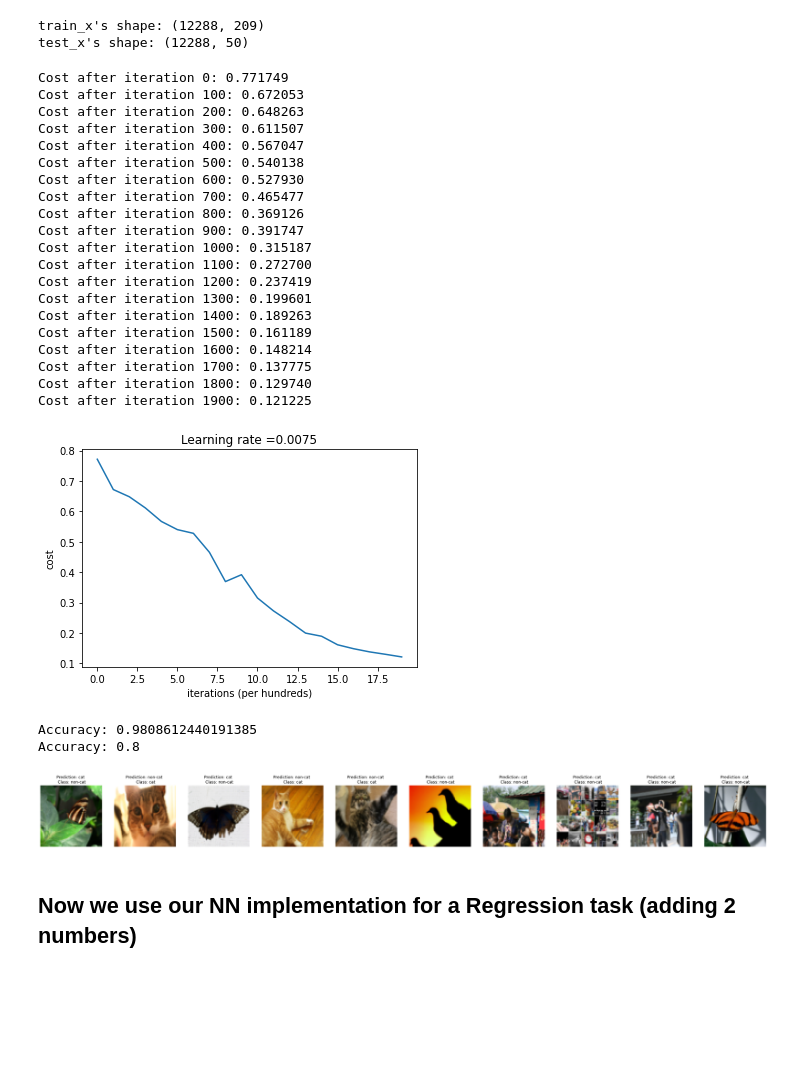
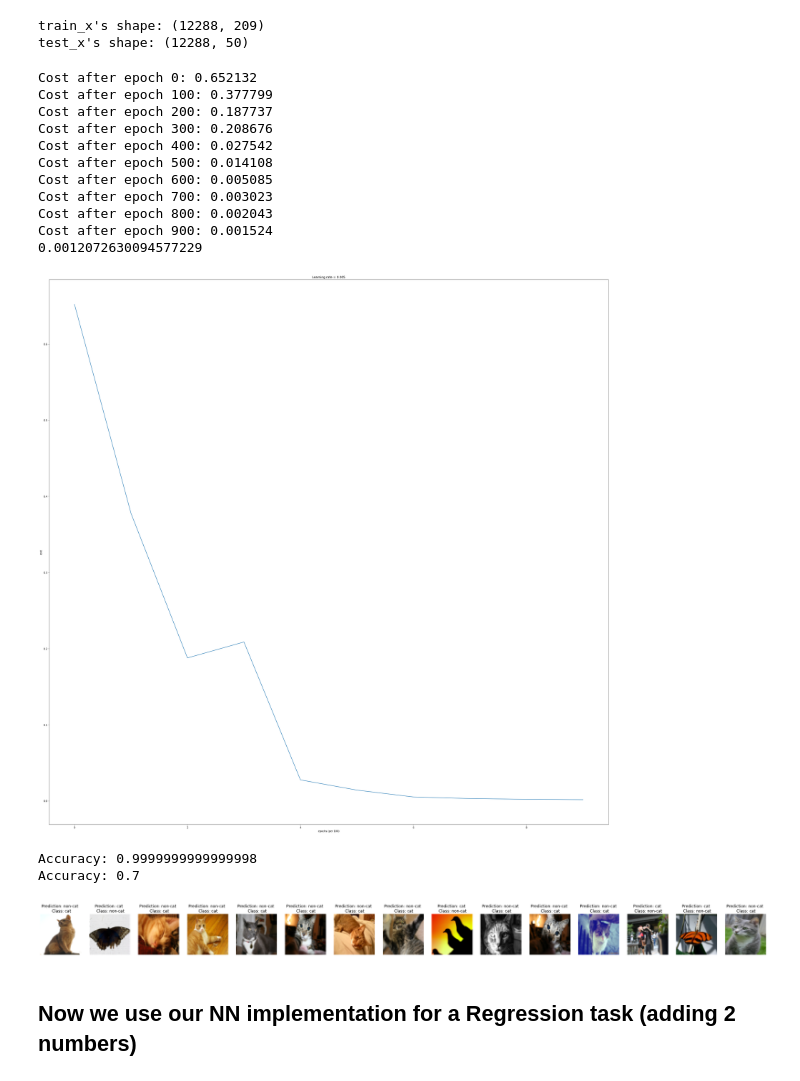
Before and after one commit to simonme42/ANN_experiments, a Jupyter notebook: ANN_from_scratch.ipynb, the cells around one changed output. Saved outputs shown, nothing was run; the diff lists cells and outputs as text; code cells hidden in the pictures; blank space fills up the shorter version.

```diff
--- a/ANN_from_scratch.ipynb
+++ b/ANN_from_scratch.ipynb
@@ -508,41 +61,32 @@ print ("test_x's shape: " + str(test_x.shape))
 train_x's shape: (12288, 209)
 test_x's shape: (12288, 50)
 # %%
-layers_dims = [train_x.shape[0], 20, 7, 5, 1]
+layers_dims = [train_x.shape[0], 30, 20, 10, 1]
 
-parameters = train_model(train_x, train_y, layers_dims, num_iterations = 2000, print_cost = True, loss="crossentropy")
+parameters = ANN.train_model(train_x, train_y, layers_dims, learning_rate = 0.005, num_epochs = 1000, print_cost=True, loss="crossentropy", optimizer = "GD", decay=False)
 # %% [output]
-Cost after iteration 0: 0.771749
-Cost after iteration 100: 0.672053
-Cost after iteration 200: 0.648263
-Cost after iteration 300: 0.611507
-Cost after iteration 400: 0.567047
-Cost after iteration 500: 0.540138
-Cost after iteration 600: 0.527930
-Cost after iteration 700: 0.465477
-Cost after iteration 800: 0.369126
-Cost after iteration 900: 0.391747
-Cost after iteration 1000: 0.315187
-Cost after iteration 1100: 0.272700
-Cost after iteration 1200: 0.237419
-Cost after iteration 1300: 0.199601
-Cost after iteration 1400: 0.189263
-Cost after iteration 1500: 0.161189
-Cost after iteration 1600: 0.148214
-Cost after iteration 1700: 0.137775
-Cost after iteration 1800: 0.129740
-Cost after iteration 1900: 0.121225
+Cost after epoch 0: 0.652132
+Cost after epoch 100: 0.377799
+Cost after epoch 200: 0.187737
+Cost after epoch 300: 0.208676
+Cost after epoch 400: 0.027542
+Cost after epoch 500: 0.014108
+Cost after epoch 600: 0.005085
+Cost after epoch 700: 0.003023
+Cost after epoch 800: 0.002043
+Cost after epoch 900: 0.001524
+0.0012072630094577229
-[figure, old version]
+[figure, new version]
 # %%
-pred_train = predict(train_x, train_y, parameters)
-pred_test = predict(test_x, test_y, parameters)
+pred_train = ANN.predict(train_x, train_y, parameters)
+pred_test = ANN.predict(test_x, test_y, parameters)
 # %% [output]
-Accuracy: 0.9808612440191385
-Accuracy: 0.8
+Accuracy: 0.9999999999999998
+Accuracy: 0.7
 # %%
-print_mislabeled_images(classes, test_x, test_y, pred_test)
+ANN.print_mislabeled_images(classes, test_x, test_y, pred_test)
 # %% [output]
-[figure, old version]
+[figure, new version]
 # %% [markdown]
 ## Now we use our NN implementation for a Regression task (adding 2 numbers)
 # %%
```
Also changed, not shown: parts of 13 cells of this notebook.
